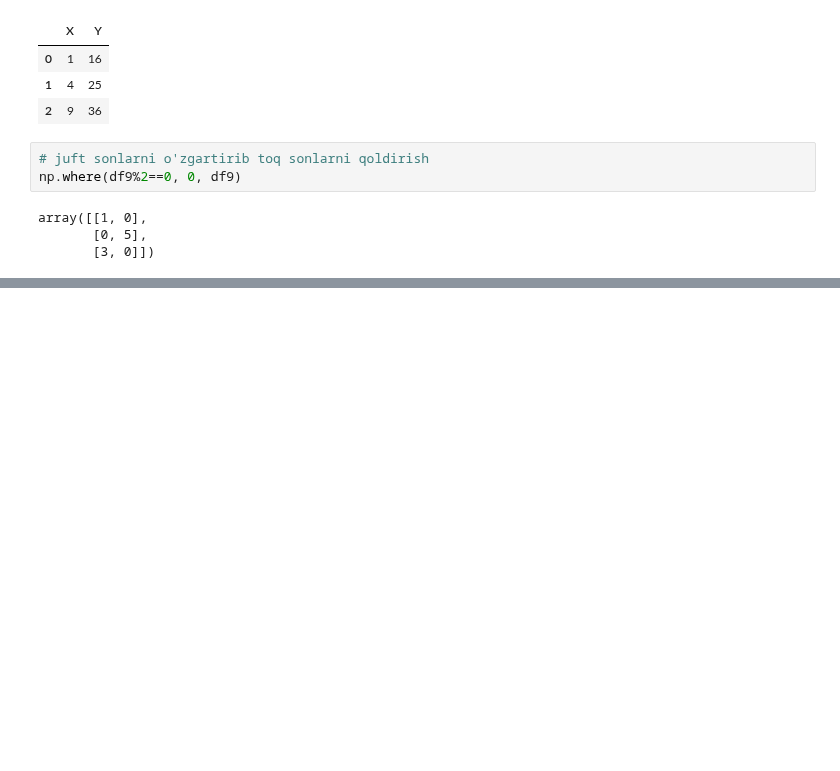
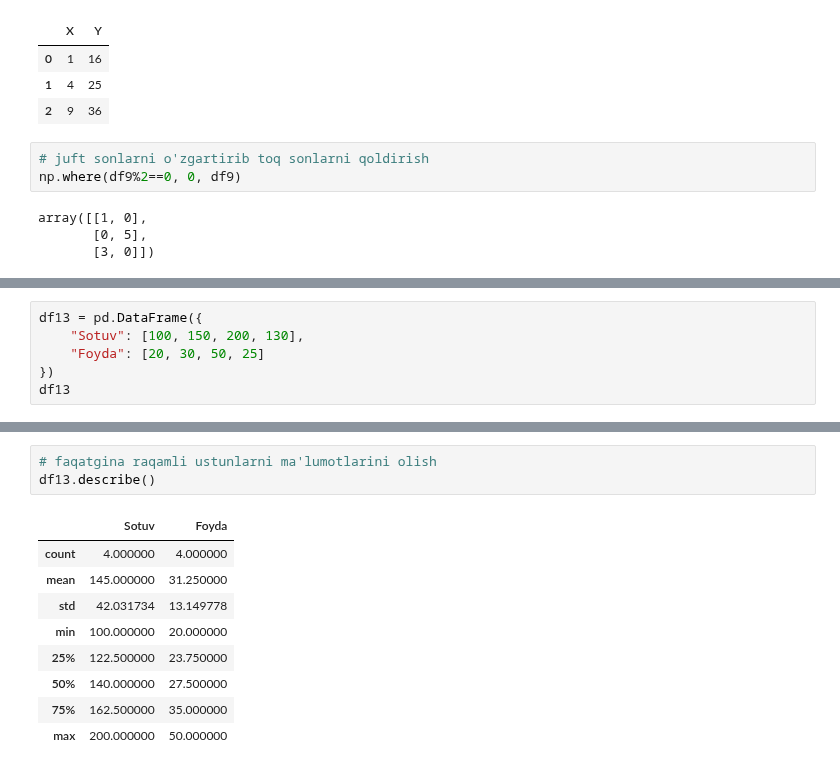
Before and after one commit to izzat-ai/learning-ai, a Jupyter notebook: pandas/24_dec_practice.ipynb, the cells around one changed output, grey strips where cells are left out. Drawn from its saved outputs; the diff is of its cells as text; blank space fills up the shorter version.

```diff
--- a/pandas/24_dec_practice.ipynb
+++ b/pandas/24_dec_practice.ipynb
@@ -217,0 +295,6 @@ array([[1, 0],
+# %%
+df13 = pd.DataFrame({
+    "Sotuv": [100, 150, 200, 130],
+    "Foyda": [20, 30, 50, 25]
+})
+df13
@@ -217,0 +320,13 @@ array([[1, 0],
+# %%
+# faqatgina raqamli ustunlarni ma'lumotlarini olish
+df13.describe()
+# %% [output]
+|  | Sotuv | Foyda |
+| count | 4.000000 | 4.000000 |
+| mean | 145.000000 | 31.250000 |
+| std | 42.031734 | 13.149778 |
+| min | 100.000000 | 20.000000 |
+| 25% | 122.500000 | 23.750000 |
+| 50% | 140.000000 | 27.500000 |
+| 75% | 162.500000 | 35.000000 |
+| max | 200.000000 | 50.000000 |
```
Also changed, not shown: parts of 24 cells of this notebook.
